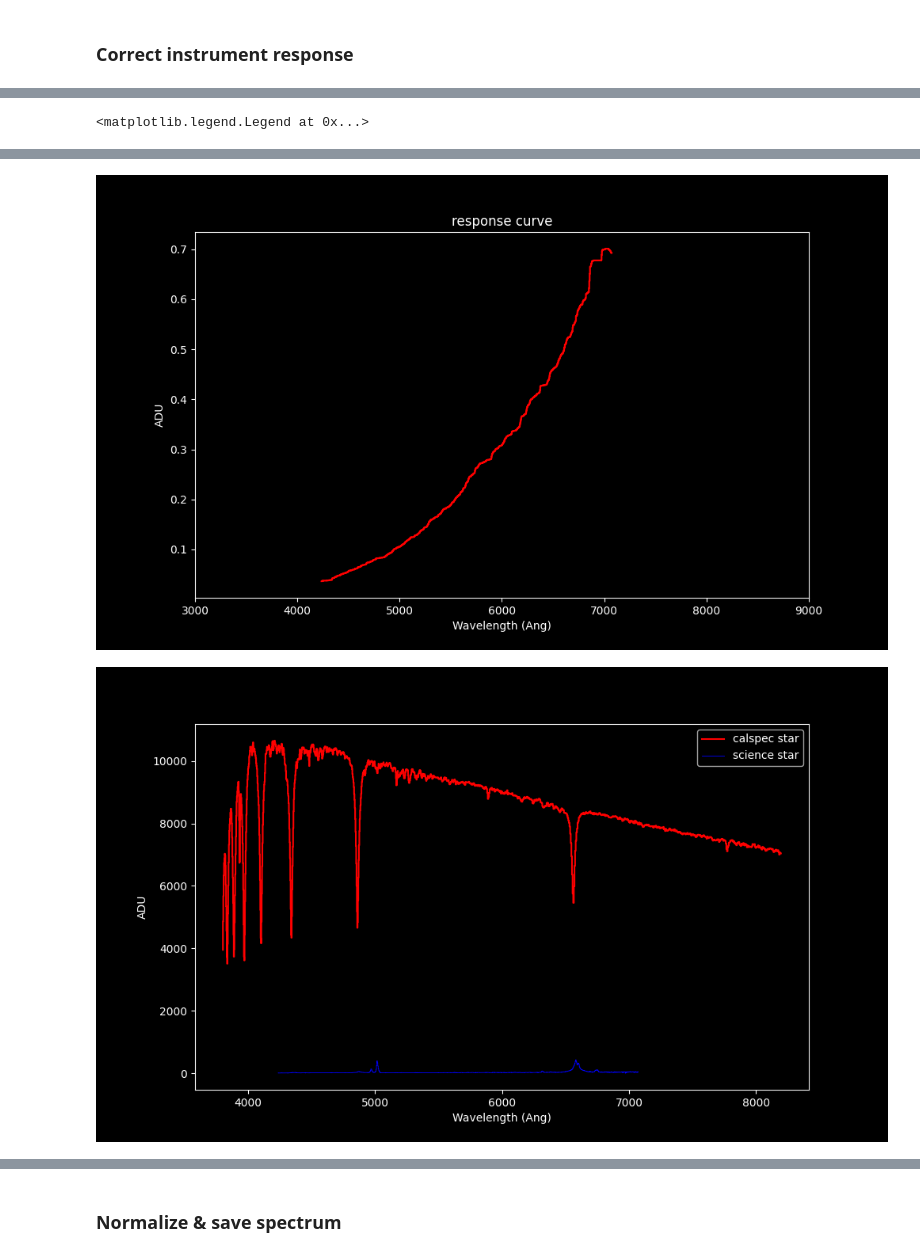
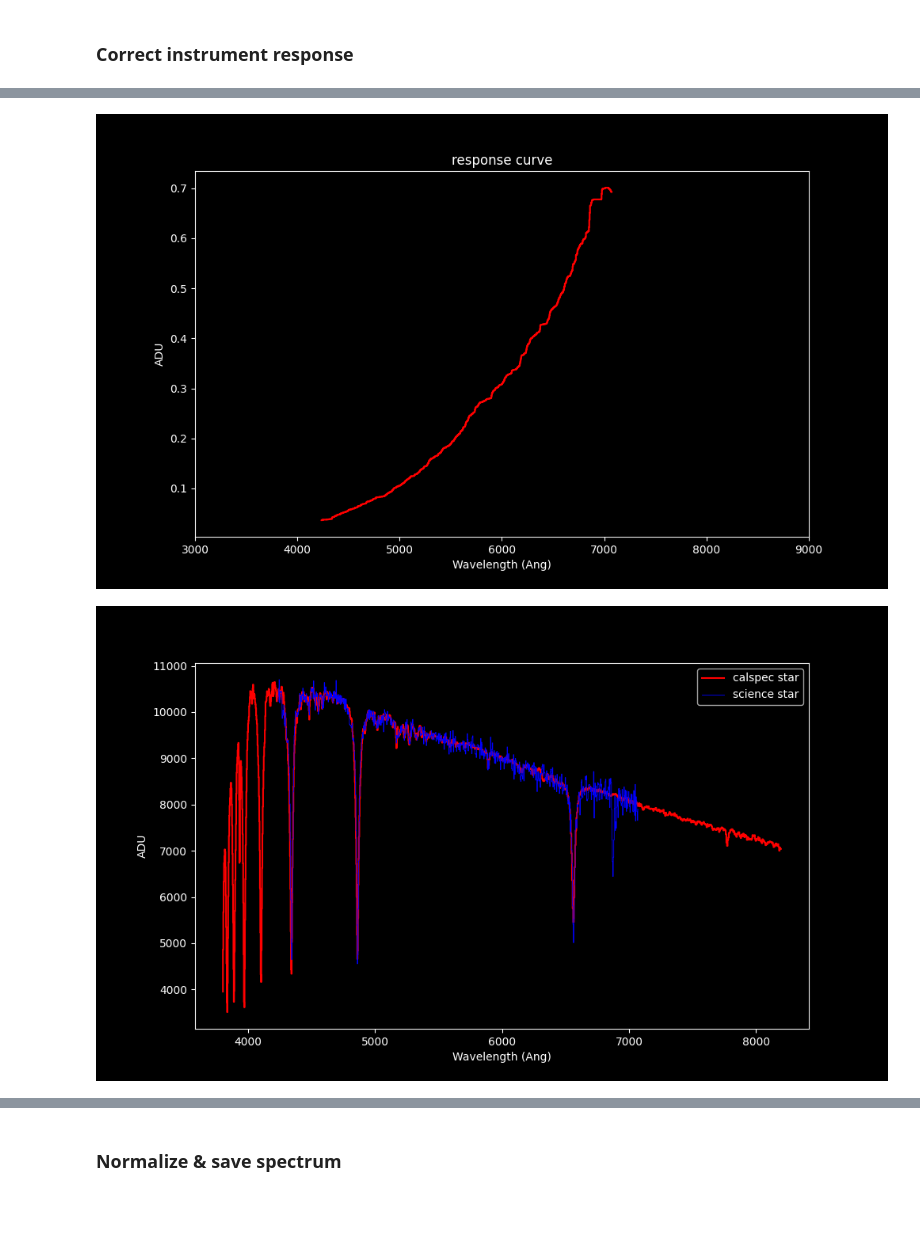
Before and after one commit to plouis35/EasyAstro, a Jupyter notebook: easytools/easyextract.ipynb, the cells around one changed output, grey strips where cells are left out. Cells and saved outputs as stored; diff of their text form; code cells hidden in the pictures; blank space fills up the shorter version.

```diff
--- a/easytools/easyextract.ipynb
+++ b/easytools/easyextract.ipynb
@@ -121,8 +121,8 @@ ALTITUDE = 250
 
 ### science target
 CAPTURE_DIR='../../../CAPTURES/20161200_CHATEAU_TIPE/spectro_TIPE_bruts/'
-TARGET = 'ngc4151'
-#TARGET = 'markab'
+#TARGET = 'ngc4151'
+TARGET = 'markab'
 #REFERENCE_STAR = 'delumi_stis_004.fits'             # CALSPEC
 REFERENCE_STAR = 'hd158485_stis_007.fits'             # CALSPEC
 WAVE_RANGE = 3000, 9000
@@ -142,8 +142,8 @@ PIXELS = [78.099, 128.005, 200.651, 339.185, 468.038, 550.164, 617.539, 677.917,
 # %%
 logger.info('extracting science spectra...')
 
-#master_science = CCDData.read(CAPTURE_DIR + TARGET + '-reduced.fit', unit = u.adu)
-master_science = CCDData.read(CAPTURE_DIR + TARGET + '-reduced-cosmics' + '.fit', unit = u.adu)
+master_science = CCDData.read(CAPTURE_DIR + TARGET + '-reduced.fit', unit = u.adu)
+#master_science = CCDData.read(CAPTURE_DIR + TARGET + '-reduced-cosmics' + '.fit', unit = u.adu)
 master_calib = CCDData.read(CAPTURE_DIR + 'mastercalib.fit', unit = u.adu)
 
 #sci_tr = tracing.FlatTrace(master_science, 407)
@@ -152,7 +152,7 @@ sci_tr = FitTrace(master_science,
                           trace_model = models.Polynomial1D(degree=2),
                           peak_method = 'gaussian',
                           window = 20,
-                          guess=281
+                          #guess=281
                          )
 #trace_model : one of Chebyshev1D, Legendre1D, Polynomial1D, or Spline1D
 #peak_method : One of gaussian, centroid, or max. gaussian
@@ -416,11 +440,9 @@ else:
 
     responsefunc.write(CAPTURE_DIR + 'masterresponse.fit', overwrite = True)
 
-final_spec.write(CAPTURE_DIR + TARGET + '-1D.fit', overwrite = True)
-
+#final_spec.write(CAPTURE_DIR + TARGET + '-1D.fit', overwrite = True)
 
 plt.figure(figsize=(10,6))
-#plt.xlim(3000, 9000)      # DADOS 200
 plt.xlim(WAVE_RANGE)       # starEx2400
 
 plt.xlabel('Wavelength (Ang)')
@@ -430,9 +452,6 @@ plt.title('response curve')
 
 
 plt.figure(figsize=(10,6))
-#plt.xlim(3000, 9000)      # DADOS 200
-#plt.xlim(WAVE_RANGE)       # starEx2400
-
 plt.xlabel('Wavelength (Ang)')
 plt.ylabel('ADU')
 #plt.step(obj_spectrum.wavelength, obj_spectrum.flux, linewidth = '0.6', color = 'black');
@@ -440,4 +459,13 @@ plt.step(std_slice.wavelength, std_slice.flux, color = 'r', label = 'calspec sta
 plt.step(final_spec.wavelength, final_spec.flux, linewidth = '0.6', color = 'b', label = 'science star'); #, where="mid",
 plt.legend(loc=('best'))
 #plt.step(std_spec.wavelength, std_spec.flux + 5000 * u.mJy, linewidth = '0.6', color = 'r')
+
+from spec_utils import show_lines
+plt.figure(figsize = (10,6))
+plt.step(final_spec.wavelength, final_spec.flux, color='grey', linewidth = '0.6') #, where="mid")
+plt.xlabel('Wavelength (Ang)')
+plt.ylabel('ADU')
+#plt.ylim(-10000, 1e6)
+
+show_lines(ax = None, show_line = True)
 # %% [output]
@@ -446 +473,0 @@ plt.legend(loc=('best'))
-<matplotlib.legend.Legend at 0x...>
@@ -448,2 +475,2 @@ plt.legend(loc=('best'))
 [figure]
-[figure, old version]
+[figure, new version]
```
Also changed, not shown: parts of 9 cells of this notebook.
